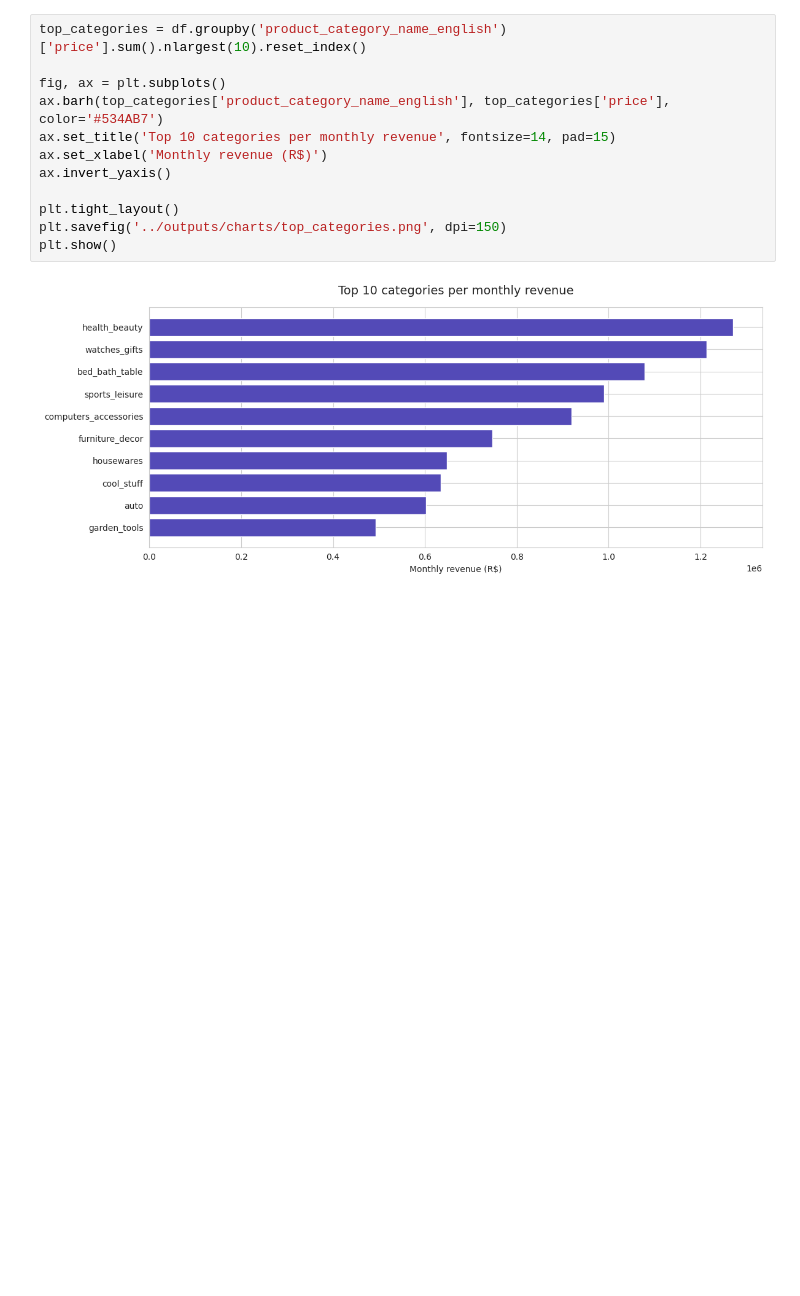
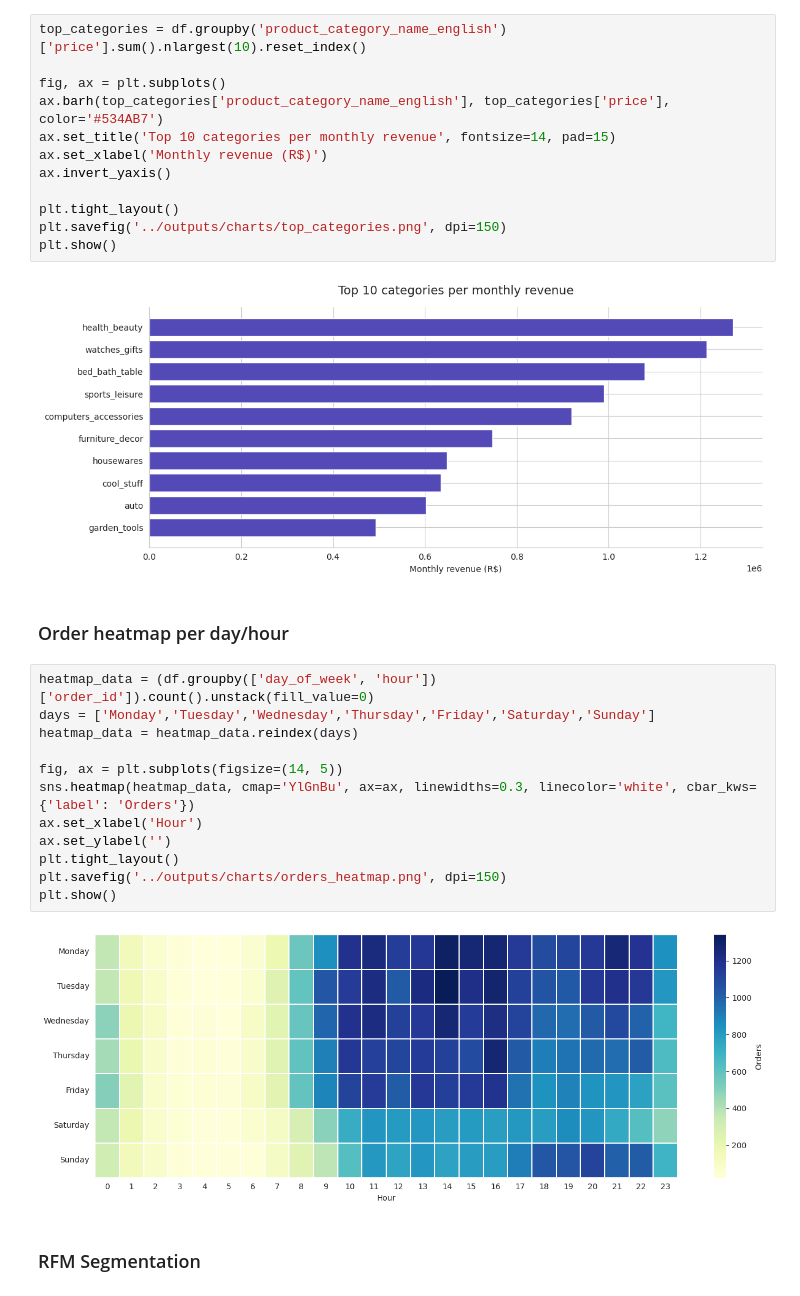
Before and after one commit to anthonyRanivoarison/ecommerce-analysis, a Jupyter notebook: notebooks/analysis.ipynb, the cells around one changed output. Saved outputs shown, nothing was run; the diff lists cells and outputs as text; blank space fills up the shorter version.

Commit message:
feat: implement rfm segmentation and orders distribution per day with a heatmap

```diff
--- a/notebooks/analysis.ipynb
+++ b/notebooks/analysis.ipynb
@@ -137,3 +131,21 @@ plt.savefig('../outputs/charts/top_categories.png', dpi=150)
 plt.show()
 # %% [output]
 [figure]
+# %% [markdown]
+### Order heatmap per day/hour
+# %%
+heatmap_data = (df.groupby(['day_of_week', 'hour'])['order_id']).count().unstack(fill_value=0)
+days = ['Monday','Tuesday','Wednesday','Thursday','Friday','Saturday','Sunday']
+heatmap_data = heatmap_data.reindex(days)
+
+fig, ax = plt.subplots(figsize=(14, 5))
+sns.heatmap(heatmap_data, cmap='YlGnBu', ax=ax, linewidths=0.3, linecolor='white', cbar_kws={'label': 'Orders'})
+ax.set_xlabel('Hour')
+ax.set_ylabel('')
+plt.tight_layout()
+plt.savefig('../outputs/charts/orders_heatmap.png', dpi=150)
+plt.show()
+# %% [output]
+[figure, added]
+# %% [markdown]
+### RFM Segmentation
```
Also changed, not shown: parts of 4 cells of this notebook.
